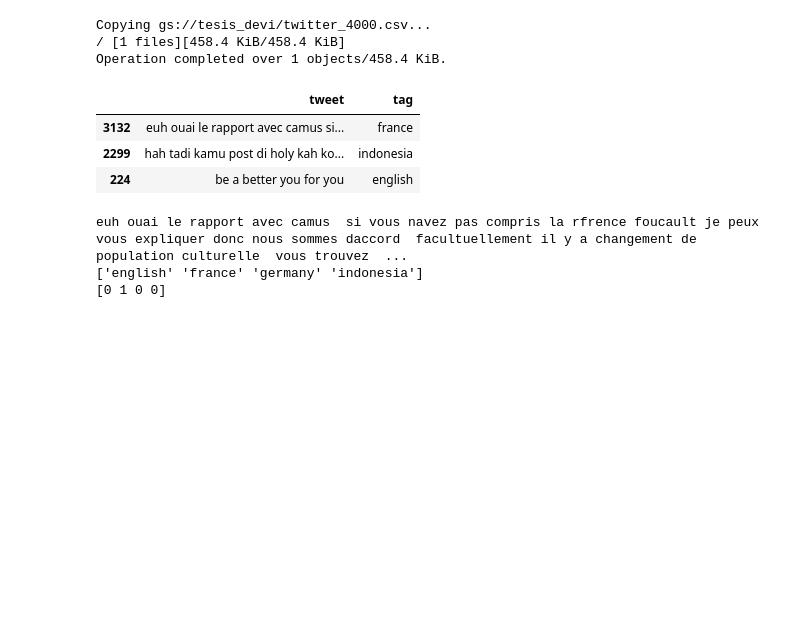
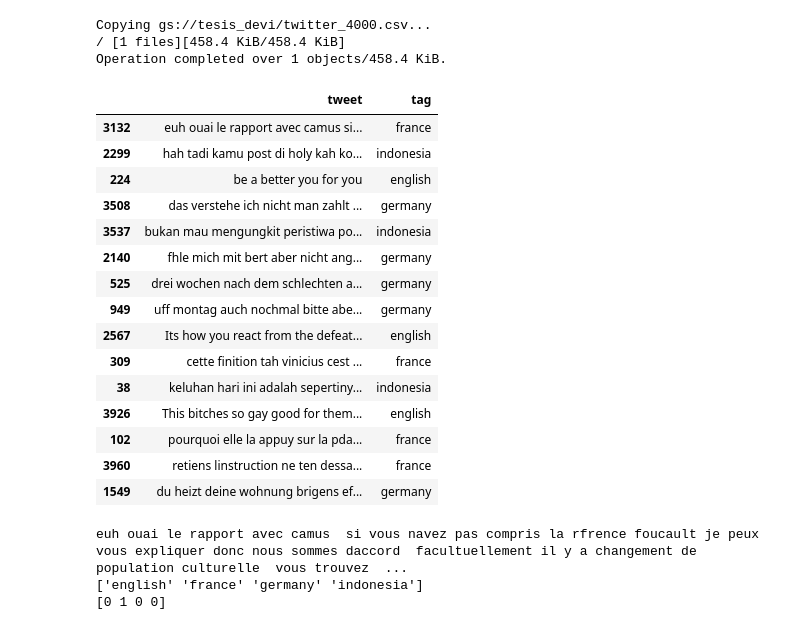
Before and after one commit to devilubis/thesis, a Jupyter notebook: thesis_tweet.ipynb, the cells around one changed output. Drawn from its saved outputs; the diff is of its cells as text; code cells hidden in the pictures; blank space fills up the shorter version.

Commit message:
fix some data

```diff
--- a/thesis_tweet.ipynb
+++ b/thesis_tweet.ipynb
@@ -30,14 +30,26 @@ Operation completed over 1 objects/458.4 KiB.
 # %%
 # read and shuffle data
 data = pd.read_csv('twitter_4000.csv')
 data = shuffle(data, random_state=21)
 
-data.head(3)
+data.head(15)
 # %% [output]
 |  | tweet | tag |
 | 3132 | euh ouai le rapport avec camus si... | france |
 | 2299 | hah tadi kamu post di holy kah ko... | indonesia |
 | 224 | be a better you for you | english |
+| 3508 | das verstehe ich nicht man zahlt ... | germany |
+| 3537 | bukan mau mengungkit peristiwa po... | indonesia |
+| 2140 | fhle mich mit bert aber nicht ang... | germany |
+| 525 | drei wochen nach dem schlechten a... | germany |
+| 949 | uff montag auch nochmal bitte abe... | germany |
+| 2567 | Its how you react from the defeat... | english |
+| 309 | cette finition tah vinicius cest ... | france |
+| 38 | keluhan hari ini adalah sepertiny... | indonesia |
+| 3926 | This bitches so gay good for them... | english |
+| 102 | pourquoi elle la appuy sur la pda... | france |
+| 3960 | retiens linstruction ne ten dessa... | france |
+| 1549 | du heizt deine wohnung brigens ef... | germany |
 # %%
 # create label
 labels = [labels.split(',') for labels in data['tag'].values]
```
Also changed, not shown: parts of 11 cells of this notebook.
